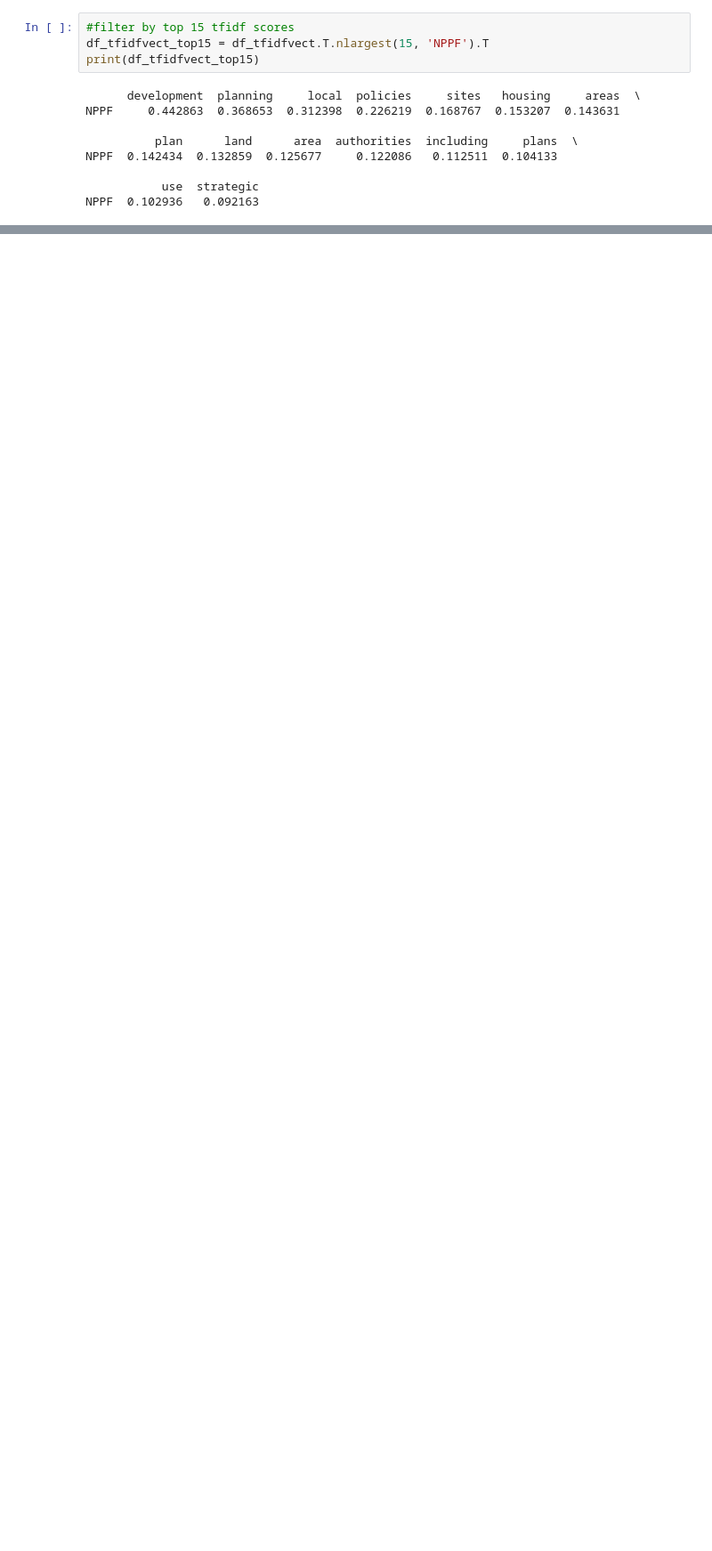
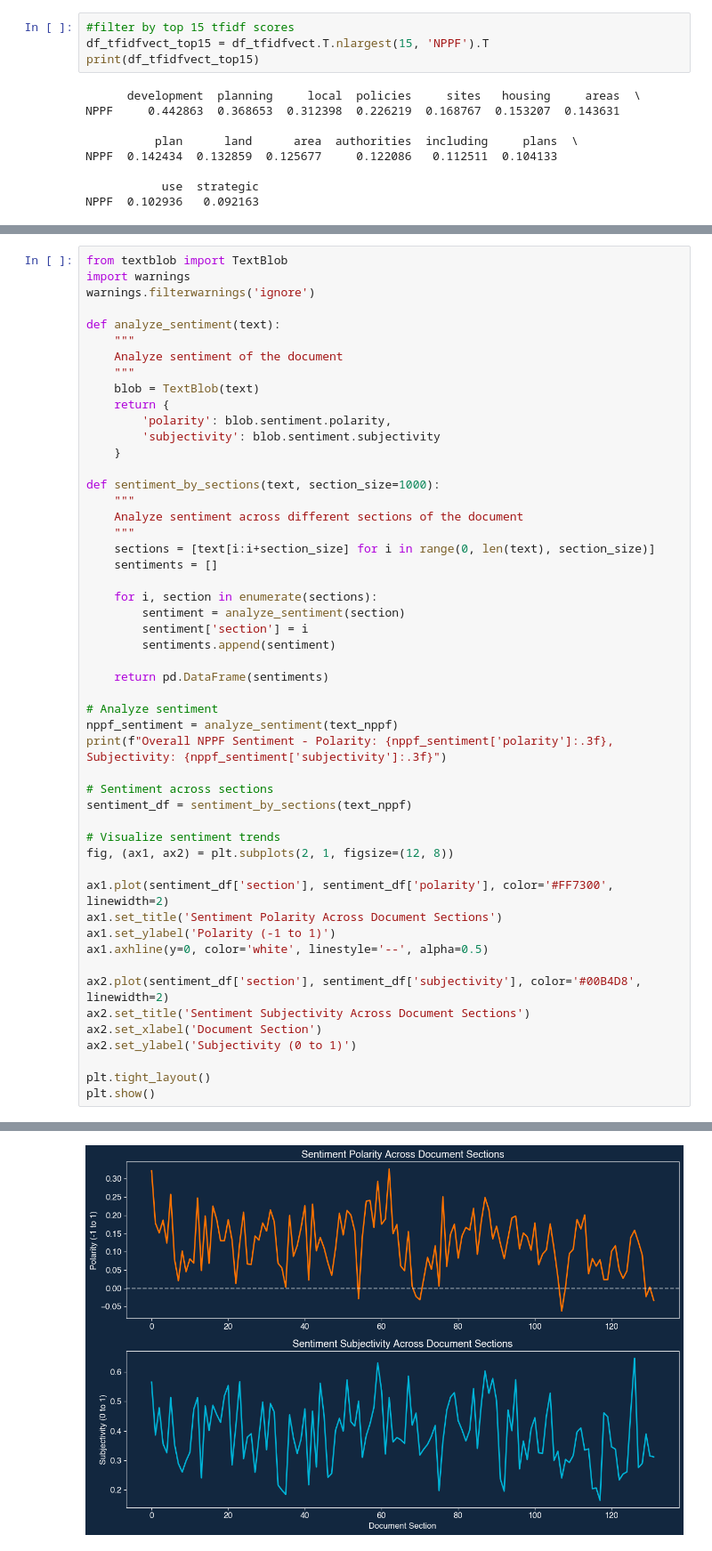
Before and after one commit to george-m2/uk-levelling-up-data-mining, a Jupyter notebook: govTextExtraction.ipynb, the cells around one changed output, grey strips where cells are left out. Shown at 89% size. Cells and saved outputs as stored; diff of their text form; blank space fills up the shorter version.

Commit message:
Added sentiment analysis and LDA

```diff
--- a/govTextExtraction.ipynb
+++ b/govTextExtraction.ipynb
@@ -201,0 +218,52 @@ plt.show()
+# %%
+from textblob import TextBlob
+import warnings
+warnings.filterwarnings('ignore')
+
+def analyze_sentiment(text):
+    """
+    Analyze sentiment of the document
+    """
+    blob = TextBlob(text)
+    return {
+        'polarity': blob.sentiment.polarity,
+        'subjectivity': blob.sentiment.subjectivity
+    }
+
+def sentiment_by_sections(text, section_size=1000):
+    """
+    Analyze sentiment across different sections of the document
+    """
+    sections = [text[i:i+section_size] for i in range(0, len(text), section_size)]
+    sentiments = []
+
+    for i, section in enumerate(sections):
+        sentiment = analyze_sentiment(section)
+        sentiment['section'] = i
+        sentiments.append(sentiment)
+
+    return pd.DataFrame(sentiments)
+
+# Analyze sentiment
+nppf_sentiment = analyze_sentiment(text_nppf)
+print(f"Overall NPPF Sentiment - Polarity: {nppf_sentiment['polarity']:.3f}, Subjectivity: {nppf_sentiment['subjectivity']:.3f}")
+
+# Sentiment across sections
+sentiment_df = sentiment_by_sections(text_nppf)
+
+# Visualize sentiment trends
+fig, (ax1, ax2) = plt.subplots(2, 1, figsize=(12, 8))
+
+ax1.plot(sentiment_df['section'], sentiment_df['polarity'], color='#FF7300', linewidth=2)
+ax1.set_title('Sentiment Polarity Across Document Sections')
+ax1.set_ylabel('Polarity (-1 to 1)')
+ax1.axhline(y=0, color='white', linestyle='--', alpha=0.5)
+
+ax2.plot(sentiment_df['section'], sentiment_df['subjectivity'], color='#00B4D8', linewidth=2)
+ax2.set_title('Sentiment Subjectivity Across Document Sections')
+ax2.set_xlabel('Document Section')
+ax2.set_ylabel('Subjectivity (0 to 1)')
+
+plt.tight_layout()
+plt.show()
+# %% [output]
@@ -201,0 +271 @@ plt.show()
+[figure, added]
```
Also changed, not shown: parts of 9 cells of this notebook.
